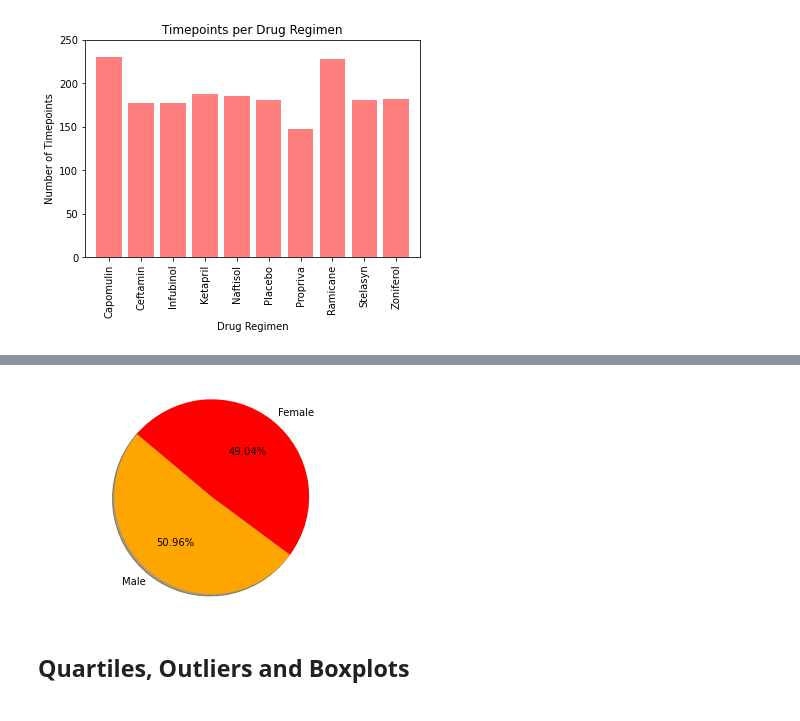
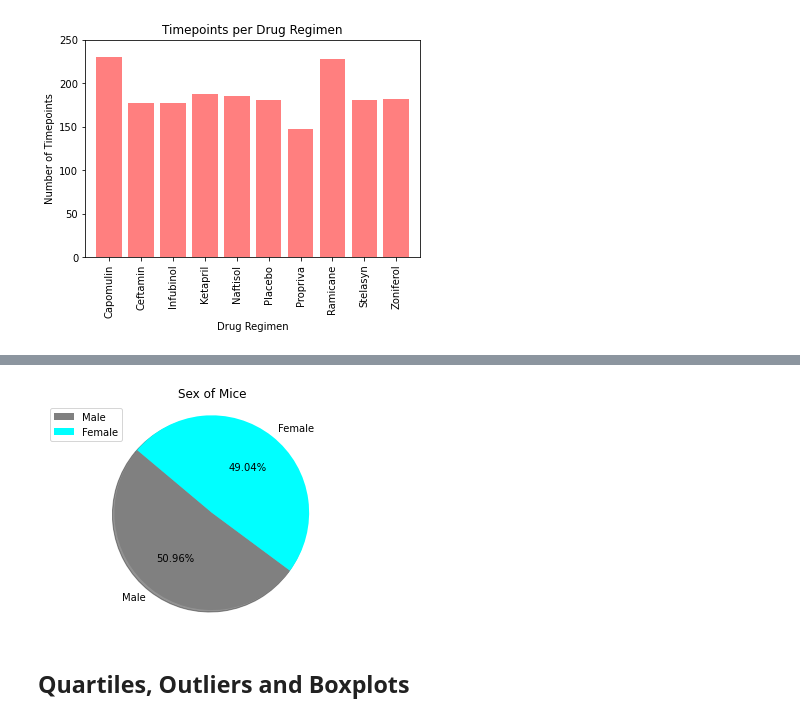
Before and after one commit to DizzyBurls/Matplotlib_Challenge, a Jupyter notebook: Instructions/Pymaceuticals/pymaceuticals_starter.ipynb, the cells around one changed output, grey strips where cells are left out. Cells and saved outputs as stored; diff of their text form; code cells hidden in the pictures.

```diff
--- a/Instructions/Pymaceuticals/pymaceuticals_starter.ipynb
+++ b/Instructions/Pymaceuticals/pymaceuticals_starter.ipynb
@@ -368,20 +366,22 @@ AttributeError: 'dict' object has no attribute 'plot'
 # %%
 # Generate a pie plot showing the distribution of female versus male mice using pyplot.
 
 Sex_Totals=Cleaned_df["Sex"].value_counts()
 
 labels=["Male", "Female"]
-colors = ["orange","red"]
+colors = ["grey","cyan"]
 explode = (0,0)
 
 plt.pie(Sex_Totals, explode=explode, labels=labels, colors=colors, shadow=True, startangle=140, autopct='%0.2f%%')
 
 # Create axes which are equal so we have a perfect circle
 plt.axis("equal")
+plt.legend(loc="best")
+plt.title("Sex of Mice")
 
 plt.show()
 # %% [output]
-[figure, old version]
+[figure, new version]
 # %% [markdown]
 ## Quartiles, Outliers and Boxplots
 # %%
```
Also changed, not shown: parts of 11 cells of this notebook.
